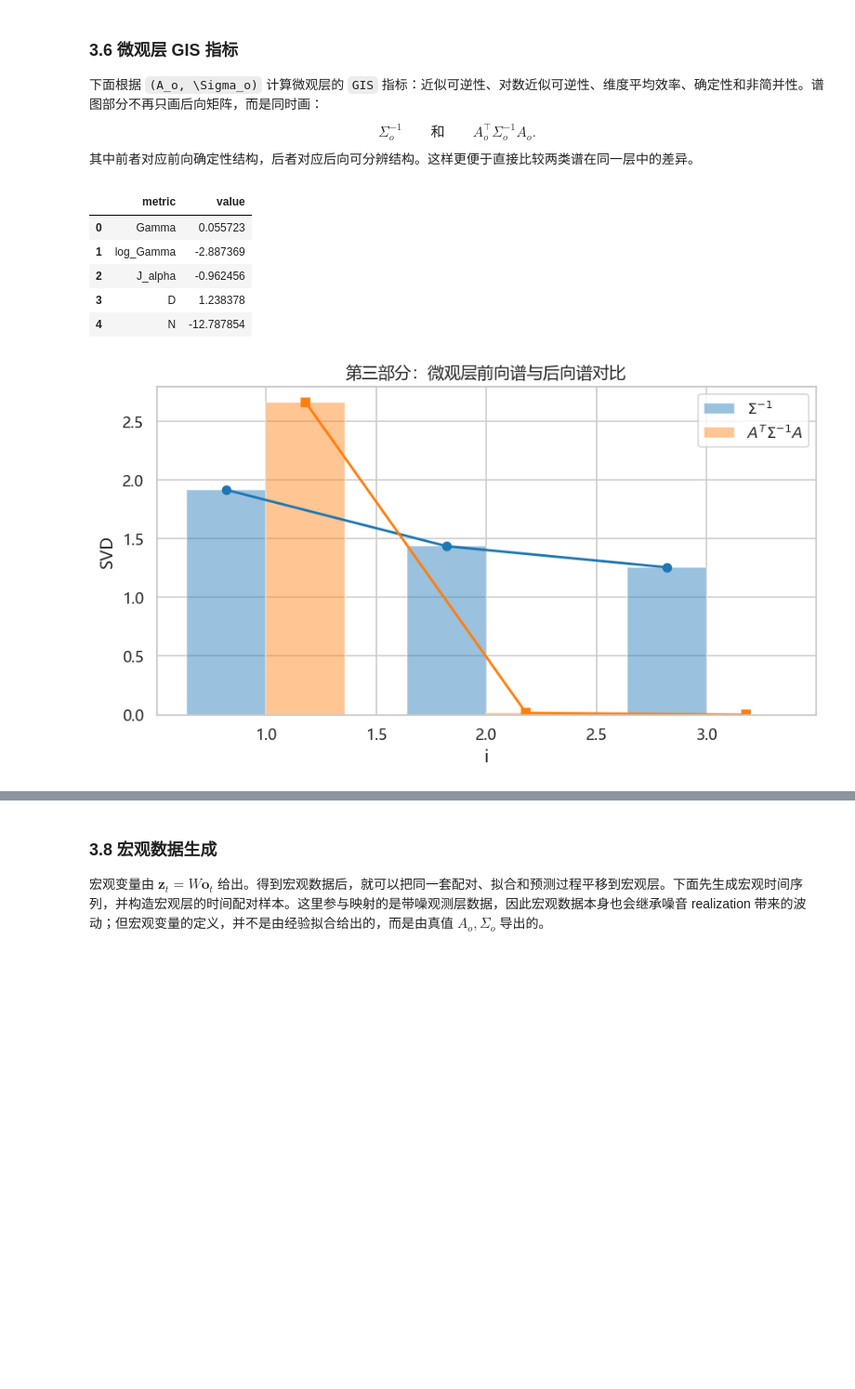
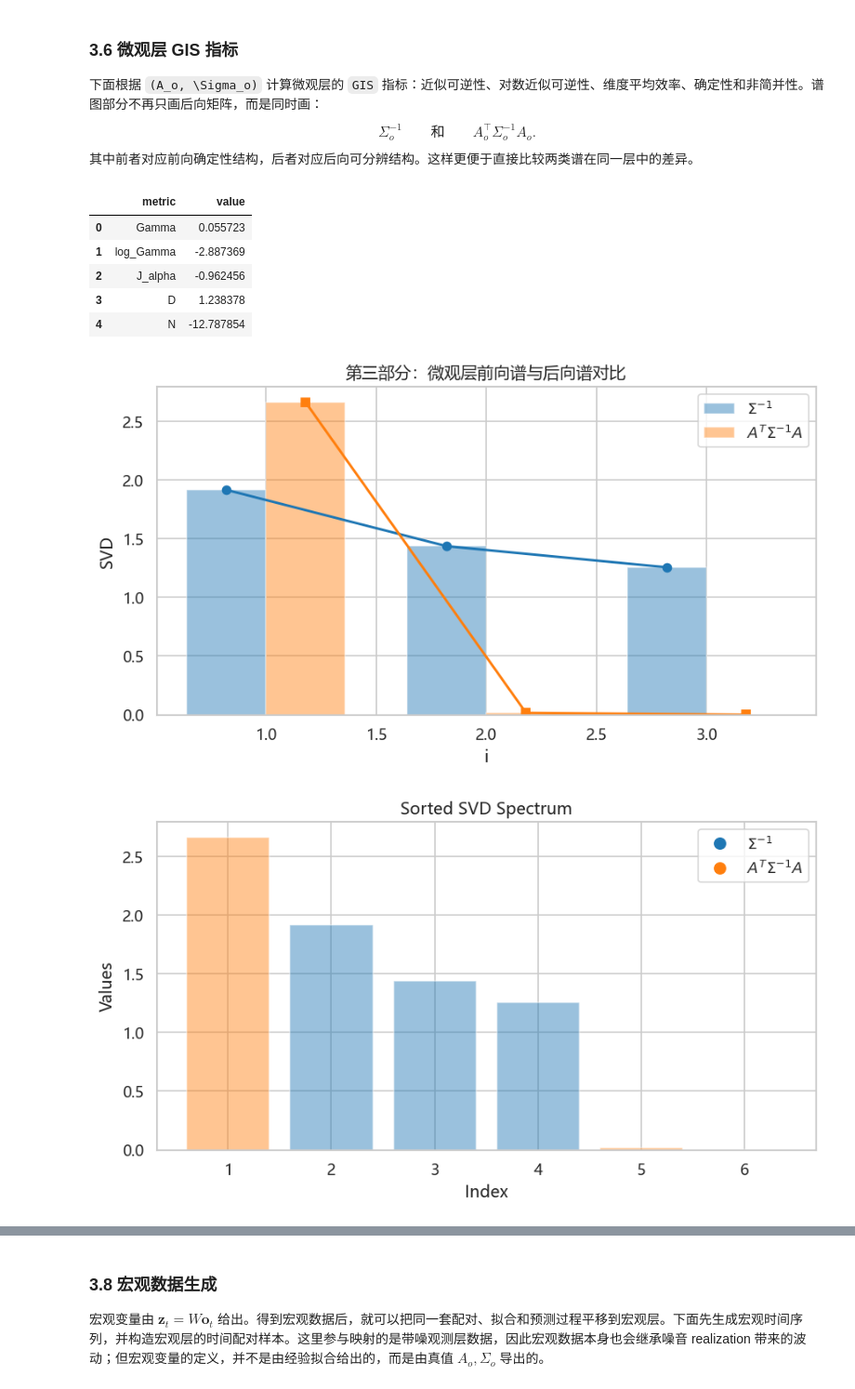
Before and after one commit to Matthew-ymz/koopCEgis, a Jupyter notebook: exp/analysitic/exp_ana_gis.ipynb, the cells around one changed output, grey strips where cells are left out. Shown at 93% size. Drawn from its saved outputs; the diff is of its cells as text; code cells hidden in the pictures; blank space fills up the shorter version.

```diff
--- a/exp/analysitic/exp_ana_gis.ipynb
+++ b/exp/analysitic/exp_ana_gis.ipynb
@@ -489,15 +546,17 @@ $$
 # %%
 metrics3_micro = compute_gis_metrics(A3_micro, Sigma3_micro, alpha=analysis_config['alpha'], eps=analysis_config['eps'])
 display(pd.DataFrame({'metric': ['Gamma','log_Gamma','J_alpha','D','N'], 'value': [metrics3_micro['Gamma'], metrics3_micro['log_Gamma'], metrics3_micro['J_alpha'], metrics3_micro['D'], metrics3_micro['N']]}))
 plot_dual_gis_spectrum(metrics3_micro['sv_forward'], metrics3_micro['sv_backward'], '第三部分：微观层前向谱与后向谱对比')
+plot_gis_spectrum(metrics3_micro['sv_forward'], metrics3_micro['sv_backward'], title='Sorted SVD Spectrum', horizontal_line_value=None)
 # %% [output]
 |  | metric | value |
 | 0 | Gamma | 0.055723 |
 | 1 | log_Gamma | -2.887369 |
 | 2 | J_alpha | -0.962456 |
 | 3 | D | 1.238378 |
 | 4 | N | -12.787854 |
 [figure]
+[figure, added]
 # %% [markdown]
 ### 3.7 宏观维度选择与 W 的构造
 
```
Also changed, not shown: parts of 7 cells of this notebook, 31 other files.
